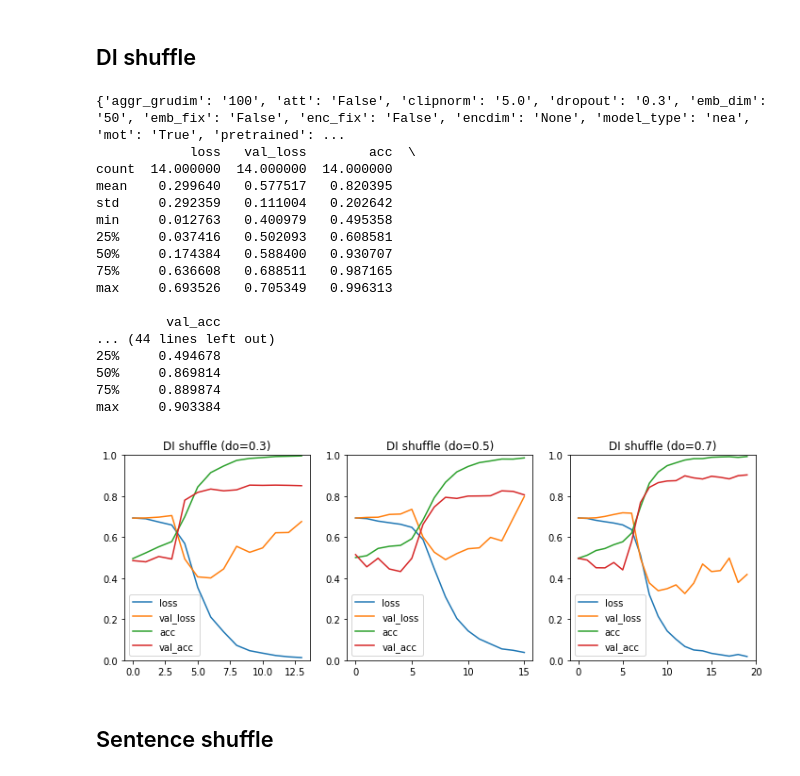
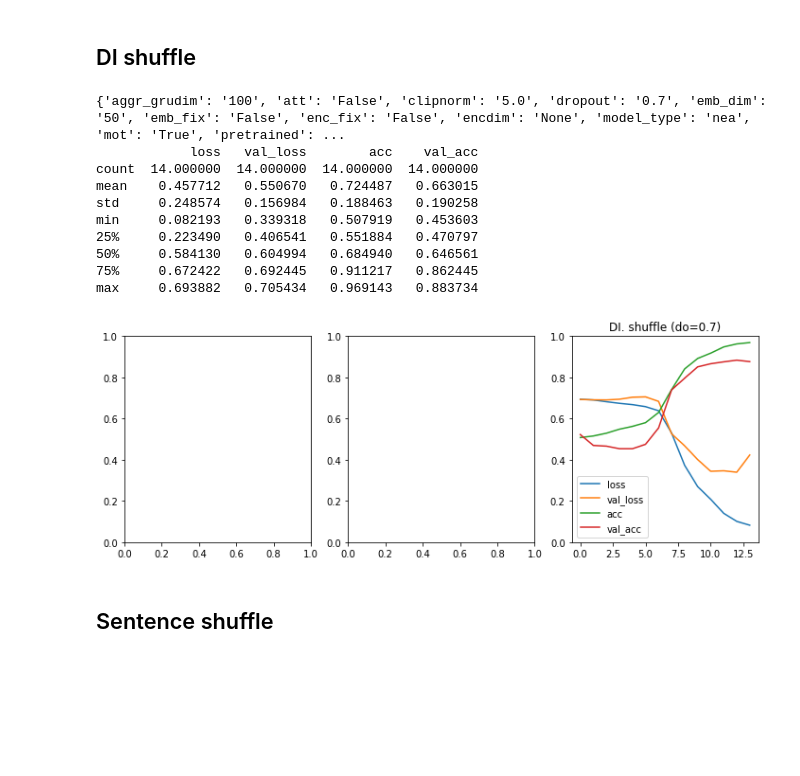
Before and after one commit to FarjanaSultanaMim/DiscoShuffle, a Jupyter notebook: jpnb/inspection.ipynb, the cells around one changed output. Saved outputs shown, nothing was run; the diff lists cells and outputs as text; code cells hidden in the pictures; blank space fills up the shorter version.

```diff
--- a/jpnb/inspection.ipynb
+++ b/jpnb/inspection.ipynb
@@ -253,28 +253,22 @@ max     4.995482   1.139421
 ## DI shuffle
 # %%
 fig, axs = plt.subplots(1, 3, figsize=(12, 4))
-inspect("output_enc/da6836f961365a7b348281a00e48bc34", "DI shuffle (do=0.3)", ax=axs[0], vals="loss val_loss acc val_acc".split())
-inspect("output_enc/6abbf82fd461ebcd2ac61867427b2a1e", "DI shuffle (do=0.5)", ax=axs[1], vals="loss val_loss acc val_acc".split())
-inspect("output_enc/a87b827fa7c5151192542ecb2c3af4d2", "DI shuffle (do=0.7)", ax=axs[2], vals="loss val_loss acc val_acc".split())
+#inspect("output_enc/da6836f961365a7b348281a00e48bc34", "DI shuffle (do=0.3)", ax=axs[0], vals="loss val_loss acc val_acc".split())
+#inspect("output_enc/6abbf82fd461ebcd2ac61867427b2a1e", "DI shuffle (do=0.5)", ax=axs[1], vals="loss val_loss acc val_acc".split())
+#inspect("output_enc/a87b827fa7c5151192542ecb2c3af4d2", "DI shuffle (do=0.7)", ax=axs[2], vals="loss val_loss acc val_acc".split())
+inspect("output_enc/a87b827fa7c5151192542ecb2c3af4d2", "DI. shuffle (do=0.7)", ax=axs[2], vals="loss val_loss acc val_acc".split())
 # %% [output]
-{'aggr_grudim': '100', 'att': 'False', 'clipnorm': '5.0', 'dropout': '0.3', 'emb_dim': '50', 'emb_fix': 'False', 'enc_fix': 'False', 'encdim': 'None', 'model_type': 'nea', 'mot': 'True', 'pretrained': ...
-            loss   val_loss        acc  \
-count  14.000000  14.000000  14.000000
-mean    0.299640   0.577517   0.820395
-std     0.292359   0.111004   0.202642
-min     0.012763   0.400979   0.495358
-25%     0.037416   0.502093   0.608581
-50%     0.174384   0.588400   0.930707
-75%     0.636608   0.688511   0.987165
-max     0.693526   0.705349   0.996313
-
-         val_acc
-... (44 lines left out)
-25%     0.494678
-50%     0.869814
-75%     0.889874
-max     0.903384
+{'aggr_grudim': '100', 'att': 'False', 'clipnorm': '5.0', 'dropout': '0.7', 'emb_dim': '50', 'emb_fix': 'False', 'enc_fix': 'False', 'encdim': 'None', 'model_type': 'nea', 'mot': 'True', 'pretrained': ...
+            loss   val_loss        acc    val_acc
+count  14.000000  14.000000  14.000000  14.000000
+mean    0.457712   0.550670   0.724487   0.663015
+std     0.248574   0.156984   0.188463   0.190258
+min     0.082193   0.339318   0.507919   0.453603
+25%     0.223490   0.406541   0.551884   0.470797
+50%     0.584130   0.604994   0.684940   0.646561
+75%     0.672422   0.692445   0.911217   0.862445
+max     0.693882   0.705434   0.969143   0.883734
-[figure, old version]
+[figure, new version]
 # %% [markdown]
 ## Sentence shuffle
 # %%
```
Also changed, not shown: parts of 1 cell of this notebook, 4 other files.
